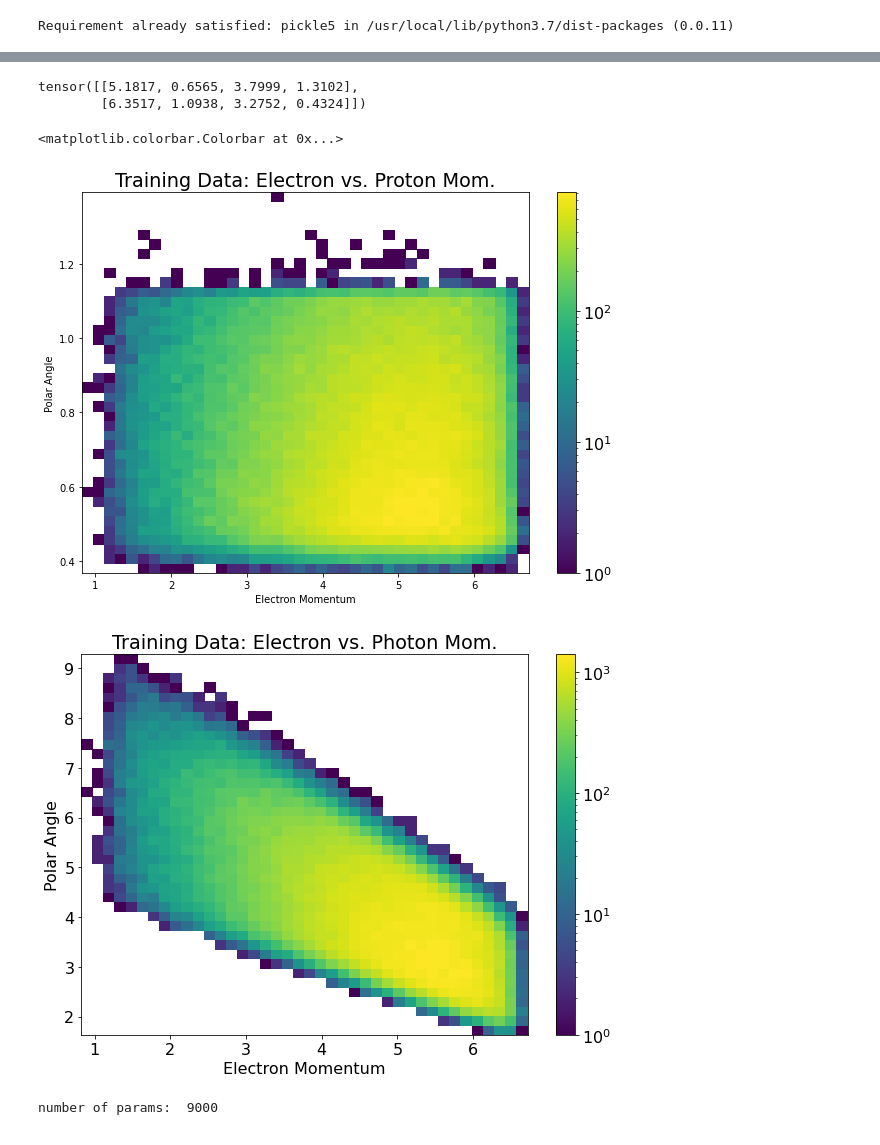
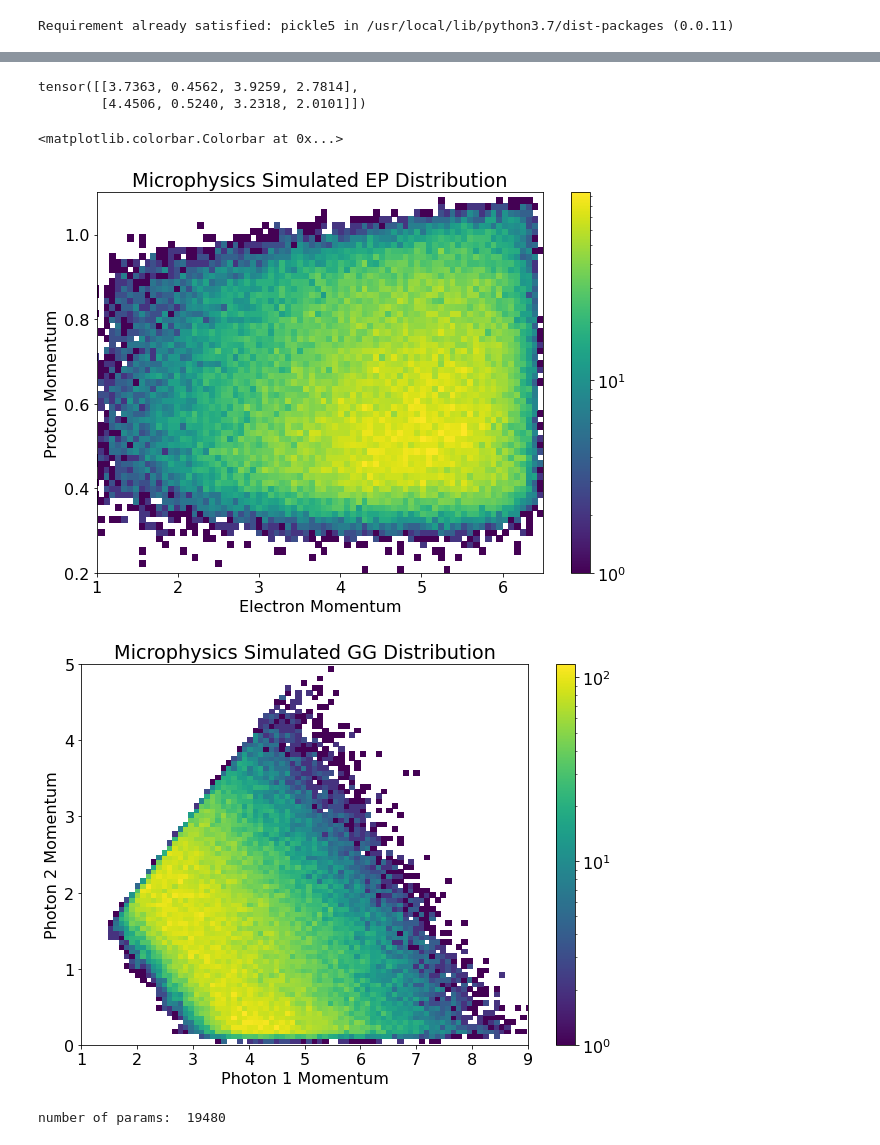
Before and after one commit to robertej19/nflows, a Jupyter notebook: NewMoon.ipynb, the cells around one changed output, grey strips where cells are left out. Cells and saved outputs as stored; diff of their text form; code cells hidden in the pictures.

```diff
--- a/NewMoon.ipynb
+++ b/NewMoon.ipynb
@@ -94,11 +94,15 @@ class dataXZ:
   def __init__(self):
     with open('pi0.pkl', 'rb') as f:
         xz = np.array(pickle.load(f), dtype=np.float32)
-        xz = xz[:, 1:]
-        x = xz[:, :16]
+        #xz = xz[:, 1:]
         z = xz[:, 16:]
+        x = cartesian_converter(xz)
+        #x = x[:, [0,4,8,12]]
+        x = x[:, [3,7,11,15]]
+        #x = xz[:, :16]
         #xwithoutPid = x[:, [0, 1, 2, 4, 5, 6, 8, 9, 10, 12, 13, 14]]
-        xwithoutPid = x[:, [0,  4, 8, 12, ]]
+        #xwithoutPid = x[:, [0,  4, 8, 12, ]]
+        xwithoutPid = x
         #xwithoutPid = x[:, [0, 1, 4, 5, 8, 12, ]]
         zwithoutPid = z[:, [0, 1, 2, 4, 5, 6, 8, 9, 10, 12, 13, 14]]
         self.xz = xz
@@ -122,61 +167,59 @@ x = xz.x
 # %%
 sampleDict = xz.sample(2)
-print(sampleDict["xwithoutPid"])
+print(sampleDict["x"])
 # %% [output]
-tensor([[5.1817, 0.6565, 3.7999, 1.3102],
-        [6.3517, 1.0938, 3.2752, 0.4324]])
+tensor([[3.7363, 0.4562, 3.9259, 2.7814],
+        [4.4506, 0.5240, 3.2318, 2.0101]])
+# %%
+sampleDict = xz.sample(100000) #Get a subset of the datapoints
+x = sampleDict["x"]
+x= x.detach().numpy()
 # %%
-sampleDict = xz.sample(300000) #Get a subset of the datapoints
-x = sampleDict["xwithoutPid"][:, 0:12] #For now, only
-#print(x)
+
+bin_size = [80,80]
 fig, ax = plt.subplots(figsize =(10, 7))
 plt.rcParams["font.size"] = "16"
+ax.set_xlabel("Electron Momentum")
+ax.set_ylabel("Proton Momentum")
+plt.title('Microphysics Simulated EP Distribution')
 
-ax.set_xlabel("Electron Momentum")
-ax.set_ylabel("Polar Angle")
-#plt.scatter(x[:,0], x[:,2], c='g', s=5)
-plt.title('Training Data: Electron vs. Proton Mom.')
-x= x.detach().numpy()
+plt.hist2d(x[:,0], x[:,1],bins =bin_size,norm=mpl.colors.LogNorm())# cmap = plt.cm.nipy_spectral)
+plt.xlim([1,6.5])
+plt.ylim([0.2,1.1])
+plt.colorbar()
 
-plt.hist2d(x[:,0], x[:,1],bins =[40, 40],norm=mpl.colors.LogNorm())# cmap = plt.cm.nipy_spectral)
-#plt.xlim([1,7])
-#plt.ylim([0.35,1.2])
-plt.colorbar()
+
 
 fig, ax = plt.subplots(figsize =(10, 7))
 plt.rcParams["font.size"] = "16"
-
-ax.set_xlabel("Electron Momentum")
-ax.set_ylabel("Polar Angle")
-#plt.scatter(x[:,0], x[:,2], c='g', s=5)
-plt.title('Training Data: Electron vs. Photon Mom.')
-
-
-plt.hist2d(x[:,0], x[:,2],bins =[40, 40],norm=mpl.colors.LogNorm())# cmap = plt.cm.nipy_spectral)
-#plt.xlim([1,7])
-#plt.ylim([1.5,9.5])
+ax.set_xlabel("Photon 1 Momentum")
+ax.set_ylabel("Photon 2 Momentum")
+plt.title('Microphysics Simulated GG Distribution')
+plt.hist2d(x[:,2], x[:,3],bins =bin_size,norm=mpl.colors.LogNorm())# cmap = plt.cm.nipy_spectral)
+plt.xlim([1,9])
+plt.ylim([0,5])
 plt.colorbar()
 # %% [output]
 <matplotlib.colorbar.Colorbar at 0x...>
-[figure, old version]
+[figure, new version]
-[figure, old version]
+[figure, new version]
 # %%
 #x, y = datasets.make_moons(1208, noise=.1)
 #plt.scatter(x[:, 0], x[:, 1]);
 # %%
-num_layers = 12
-base_dist = StandardNormal(shape=[3])
+num_layers = 10#12
+base_dist = StandardNormal(shape=[4])
 #base_dist = DiagonalNormal(shape=[3])
 transforms = []
 for _ in range(num_layers):
-    transforms.append(ReversePermutation(features=3))
-    transforms.append(MaskedAffineAutoregressiveTransform(features=3,
-                                                          hidden_features=12))
+    transforms.append(ReversePermutation(features=4))
+    transforms.append(MaskedAffineAutoregressiveTransform(features=4,
+                                                          hidden_features=20))
 transform = CompositeTransform(transforms)
 
 flow = Flow(transform, base_dist)
 optimizer = optim.Adam(flow.parameters())
 print("number of params: ", sum(p.numel() for p in flow.parameters()))
 # %% [output]
-number of params:  9000
+number of params:  19480
 # %%
```
Also changed, not shown: parts of 13 cells of this notebook.
